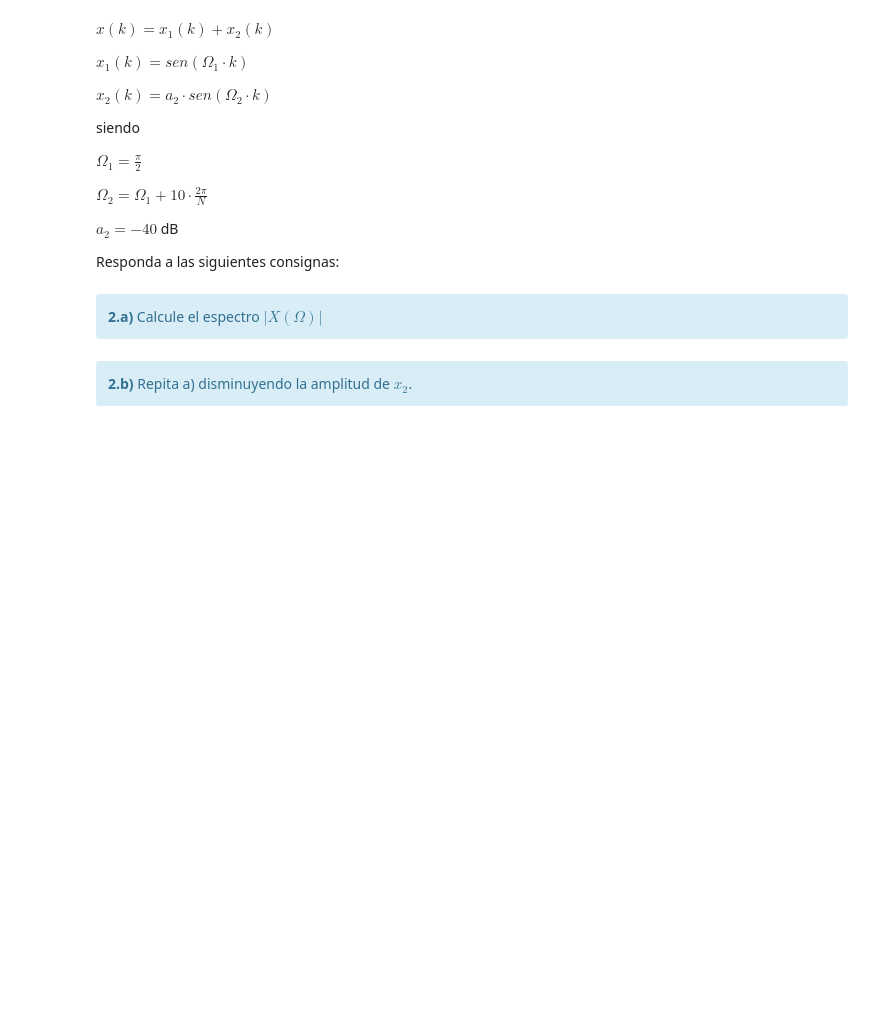
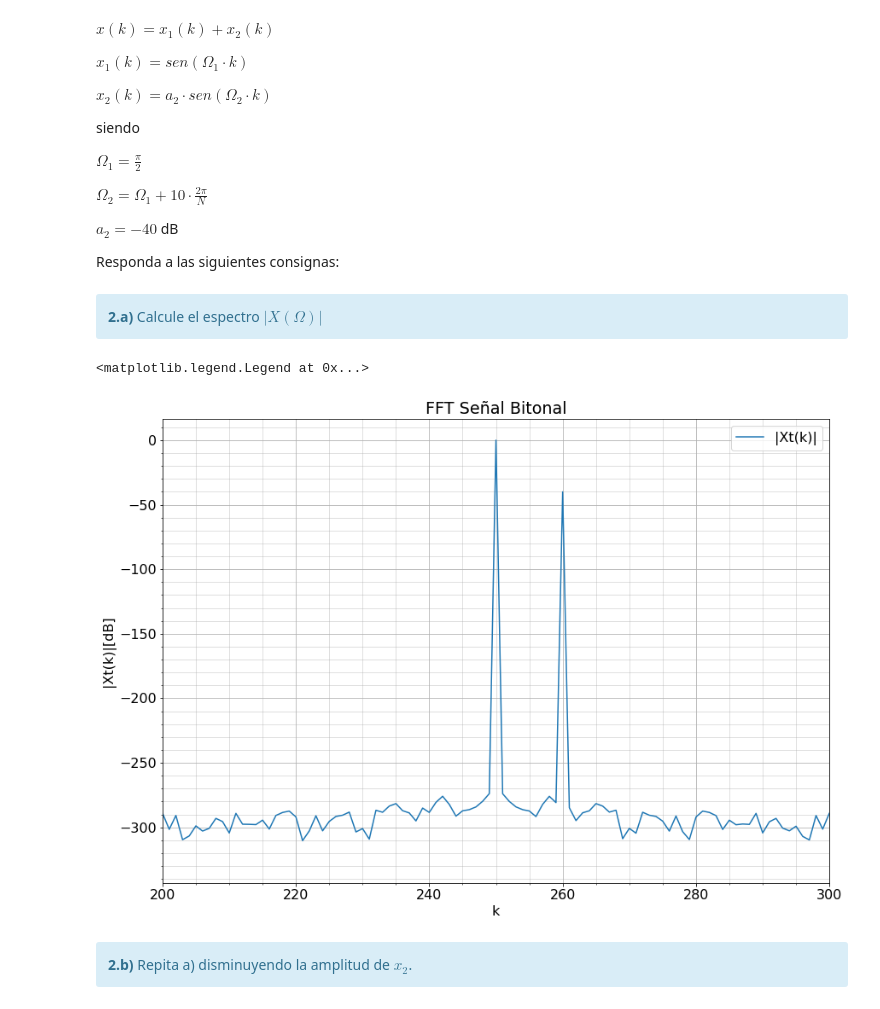
Before and after one commit to lourdeslujan/tps_pds, a Jupyter notebook: TP2 - Ventanas.ipynb, the cells around one changed output. Cells and saved outputs as stored; diff of their text form; code cells hidden in the pictures; blank space fills up the shorter version.

```diff
--- a/TP2 - Ventanas.ipynb
+++ b/TP2 - Ventanas.ipynb
@@ -119,3 +245,73 @@ Responda a las siguientes consignas:
+# %%
+##########################################
+# Acá podés generar los gráficos pedidos #
+##########################################
+
+a0 = 1
+p0 = 0
+desintonia = 0 #Desintonia
+df = fs/N # resolución espectral
+f0 = (N/4*df) # corresponde con la mited de banda digital (pi/2)
+
+
+def generador_senoidal (fs, f0, N, a0, p0):
+    """
+
+    brief:  Generador de señales senoidal, con argumentos
+
+    fs:     frecuencia de muestreo de la señal [Hz]
+    N:      cantidad de muestras de la señal a generar
+    f0:     frecuencia de la senoidal [Hz]
+    a0:     amplitud pico de la señal [V]
+    p0:     fase de la señal sinusoidal [rad]
+
+    como resultado la señal devuelve:
+
+    signal: senoidal evaluada en cada instante
+    tt:     base de tiempo de la señal
+    """
+    ts = 1/fs # tiempo de muestreo
+    tt = np.linspace(0, (N-1)*ts, N).flatten()
+
+    # comienzo de la función
+
+    signal = a0 * np.sin (2*np.pi*f0*tt+p0)
+
+
+    # fin de la función
+
+
+    return tt, signal
+
+tt, x1 = generador_senoidal(fs, f0, N, a0, p0=0)
+
+ff = np.arange(0,N,df)
+bfrec = ff <= fs/2
+
+Att = 40
+a2 = 1/np.power(10,Att/20) # para lograr una senoidal de amplitud 40db abajo
+f2=f0+10
+
+tt, x2 = generador_senoidal(fs, f2, N, a2, p0=0)
+
+xt=x1+x2
+
+Xtmod = np.abs(scipy.fft.fft(xt))*2/N
+XtmodDB = 20*np.log10(Xtmod)
+
+plt.figure(1)
+plt.xlim(200,300)
+plt.minorticks_on()
+plt.grid(True,'minor',alpha=0.5)
+plt.grid(True)
+plt.plot(ff[bfrec], XtmodDB[bfrec],label='|Xt(k)|')
+plt.xlabel('k')
+plt.ylabel('|Xt(k)|[dB]')
+plt.title("FFT Señal Bitonal")
+plt.legend()
+# %% [output]
+<matplotlib.legend.Legend at 0x...>
+[figure, added]
 # %% [markdown]
 <div class="alert alert-block alert-info">
 <b>2.b)</b> Repita a) disminuyendo la amplitud de $x_2$.
```
Also changed, not shown: parts of 20 cells of this notebook.
